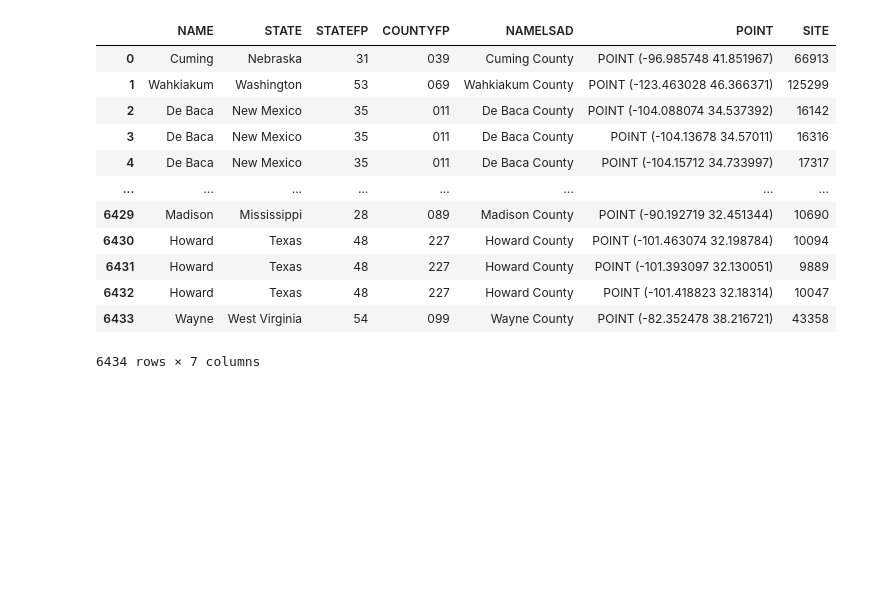
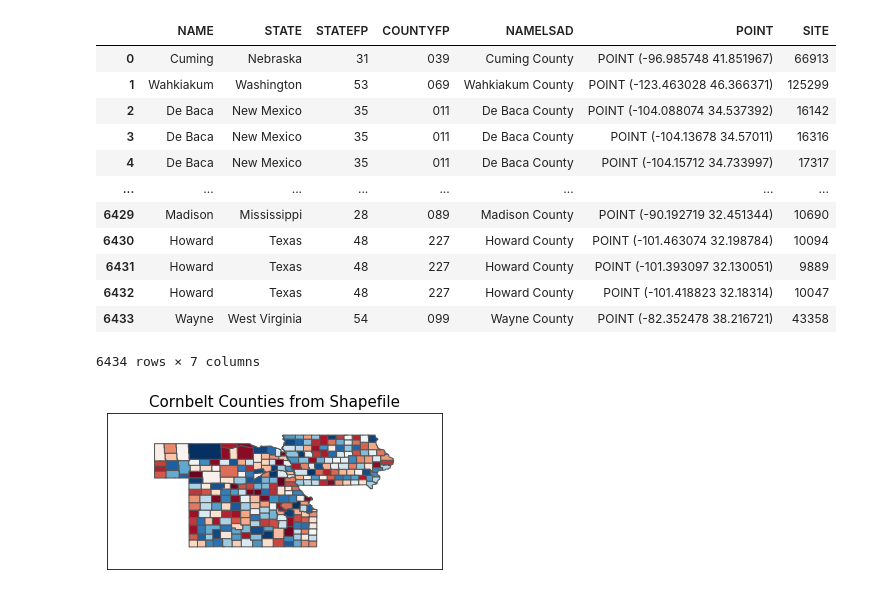
Before and after one commit to Julians42/The_Derecho_Project, a Jupyter notebook: notebooks/spatial_intersect.ipynb, the cells around one changed output. Cells and saved outputs as stored; diff of their text form; code cells hidden in the pictures; blank space fills up the shorter version.

```diff
--- a/notebooks/spatial_intersect.ipynb
+++ b/notebooks/spatial_intersect.ipynb
@@ -185,3 +187,37 @@ Polygon Object failure
 | 6432 | Howard | Texas | 48 | 227 | Howard County | POINT (-101.418823 32.18314) | 10047 |
 | 6433 | Wayne | West Virginia | 54 | 099 | Wayne County | POINT (-82.352478 38.216721) | 43358 |
 6434 rows × 7 columns
+# %%
+# We can extract the London Borough boundaries by filtering on the AREA_CODE key
+mp = MultiPolygon(
+    [shape(pol['geometry']) for pol in fiona.open("/Users/julianschmitt/Documents/Schoolwork/Junior Fall/EPS 168/project/tl_2016_us_county.shp")
+     if ((pol['properties']['STATEFP']=='20') or (pol['properties']['STATEFP']=='19') or (pol['properties']['STATEFP']=='31')) ])##.isin(['31','19','20'])
+
+# We can now do GIS-ish operations on each borough polygon!
+# we could randomize this by dumping the polygons into a list and shuffling it
+# or we could define a random colour using fc=np.random.rand(3,)
+# available colour maps are here: http://wiki.scipy.org/Cookbook/Matplotlib/Show_colormaps
+cm = plt.get_cmap('RdBu')
+
+num_colours = len(mp)
+
+fig = plt.figure()
+ax = fig.add_subplot(111)
+minx, miny, maxx, maxy = mp.bounds
+w, h = maxx - minx, maxy - miny
+ax.set_xlim(minx - 0.2 * w, maxx + 0.2 * w)
+ax.set_ylim(miny - 0.2 * h, maxy + 0.2 * h)
+ax.set_aspect(1)
+
+patches = []
+for idx, p in enumerate(mp):
+    colour = cm(1. * idx / num_colours)
+    patches.append(PolygonPatch(p, fc=colour, ec='#555555', alpha=1., zorder=1))
+ax.add_collection(PatchCollection(patches, match_original=True))
+ax.set_xticks([])
+ax.set_yticks([])
+plt.title("Cornbelt Counties from Shapefile", fontsize=15)
+plt.savefig('shapely.png', alpha=True, dpi=300)
+plt.show()
+# %% [output]
+[figure, added]
```
Also changed, not shown: parts of 3 cells of this notebook, 5 other files.
